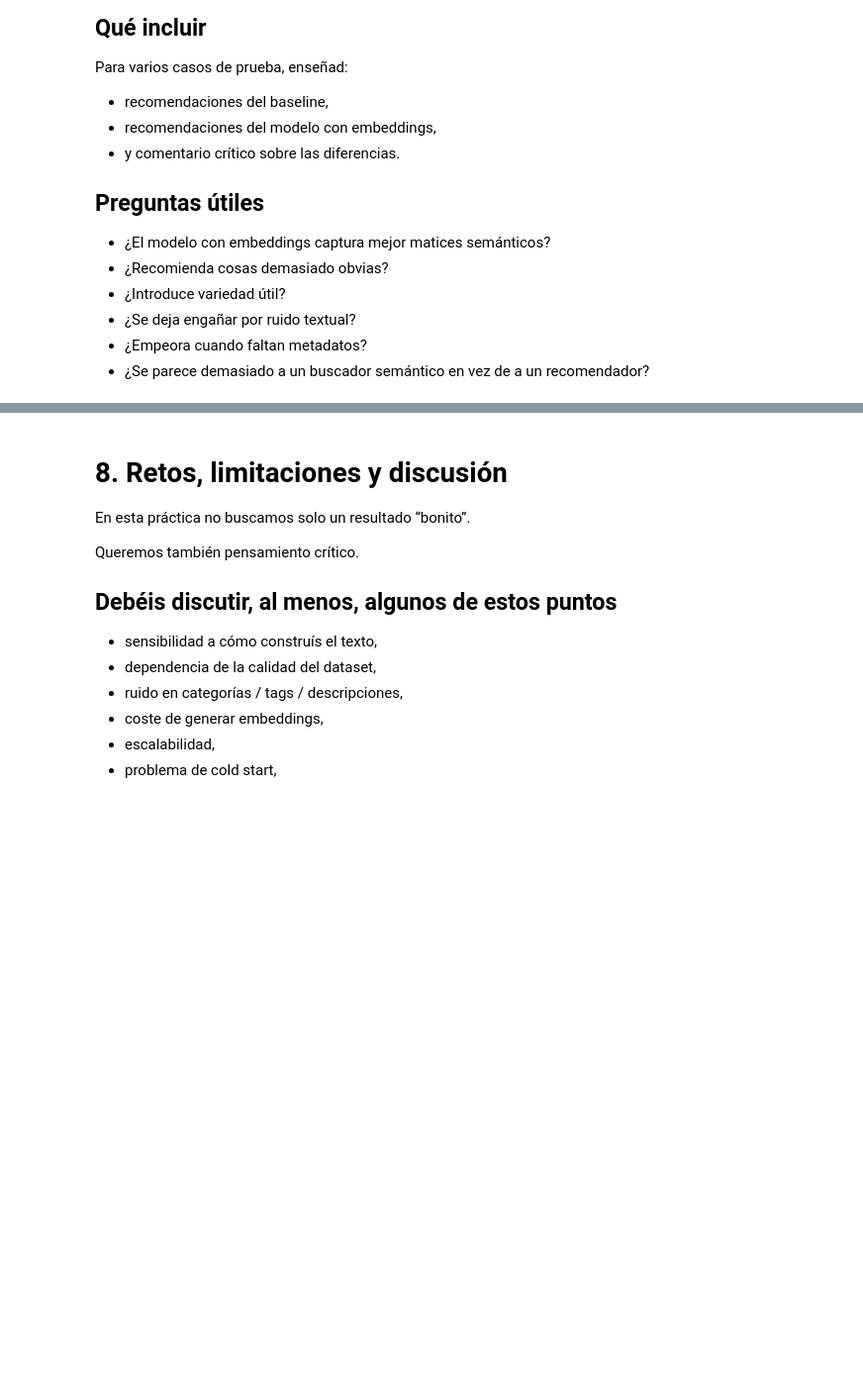
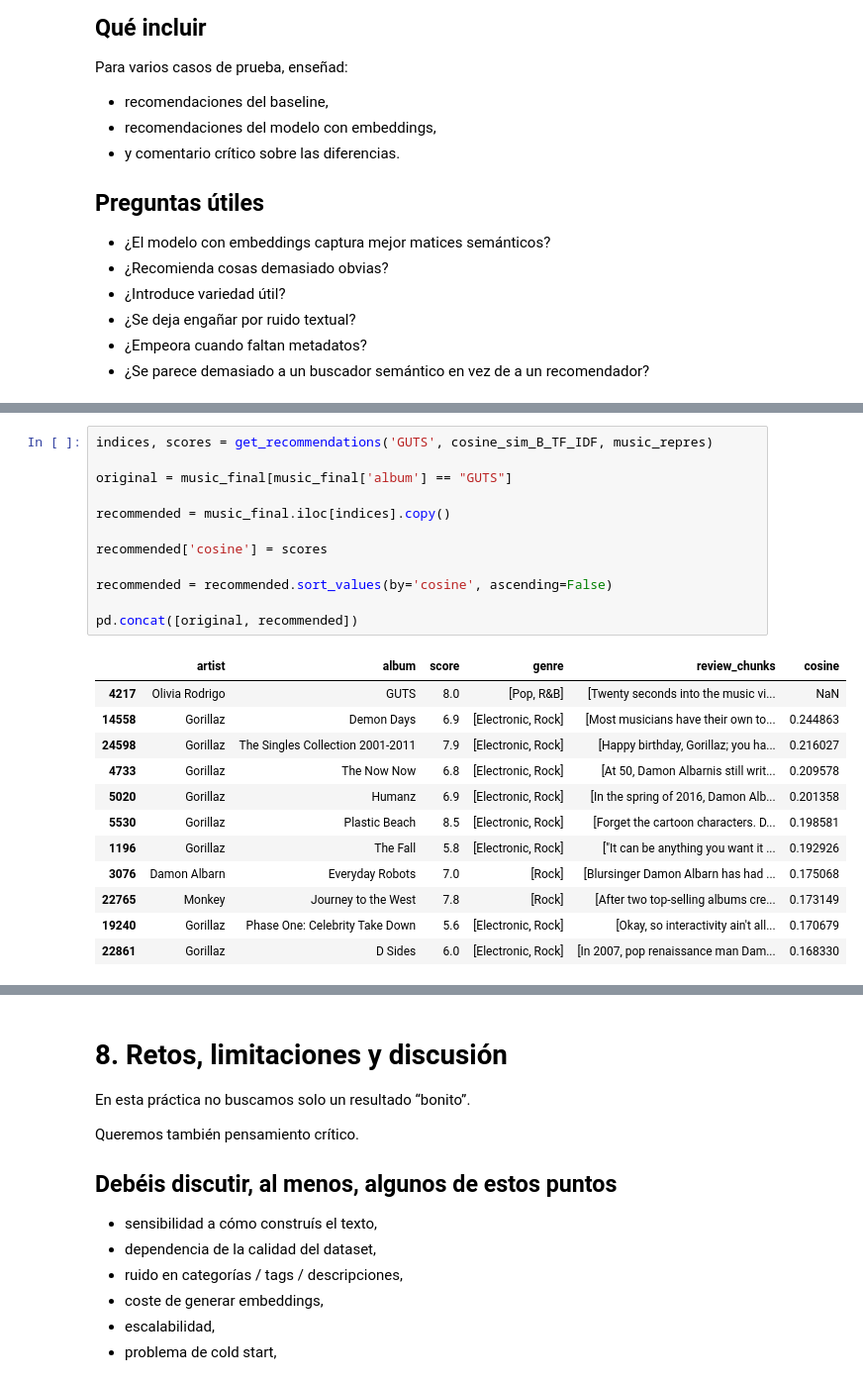
Before and after one commit to carlotaprosper/Music-Recommendator, a Jupyter notebook: enunciado_practica_recomendador_embeddings_modernos.ipynb, the cells around one changed output, grey strips where cells are left out. Shown at 99% size. Drawn from its saved outputs; the diff is of its cells as text; blank space fills up the shorter version.

```diff
--- a/enunciado_practica_recomendador_embeddings_modernos.ipynb
+++ b/enunciado_practica_recomendador_embeddings_modernos.ipynb
@@ -1569,0 +1623,25 @@ Para varios casos de prueba, enseñad:
+# %%
+indices, scores = get_recommendations('GUTS', cosine_sim_B_TF_IDF, music_repres)
+
+original = music_final[music_final['album'] == "GUTS"]
+
+recommended = music_final.iloc[indices].copy()
+
+recommended['cosine'] = scores
+
+recommended = recommended.sort_values(by='cosine', ascending=False)
+
+pd.concat([original, recommended])
+# %% [output]
+|  | artist | album | score | genre | review_chunks | cosine |
+| 4217 | Olivia Rodrigo | GUTS | 8.0 | [Pop, R&B] | [Twenty seconds into the music vi... | NaN |
+| 14558 | Gorillaz | Demon Days | 6.9 | [Electronic, Rock] | [Most musicians have their own to... | 0.244863 |
+| 24598 | Gorillaz | The Singles Collection 2001-2011 | 7.9 | [Electronic, Rock] | [Happy birthday, Gorillaz; you ha... | 0.216027 |
+| 4733 | Gorillaz | The Now Now | 6.8 | [Electronic, Rock] | [At 50, Damon Albarnis still writ... | 0.209578 |
+| 5020 | Gorillaz | Humanz | 6.9 | [Electronic, Rock] | [In the spring of 2016, Damon Alb... | 0.201358 |
+| 5530 | Gorillaz | Plastic Beach | 8.5 | [Electronic, Rock] | [Forget the cartoon characters. D... | 0.198581 |
+| 1196 | Gorillaz | The Fall | 5.8 | [Electronic, Rock] | ["It can be anything you want it ... | 0.192926 |
+| 3076 | Damon Albarn | Everyday Robots | 7.0 | [Rock] | [Blursinger Damon Albarn has had ... | 0.175068 |
+| 22765 | Monkey | Journey to the West | 7.8 | [Rock] | [After two top-selling albums cre... | 0.173149 |
+| 19240 | Gorillaz | Phase One: Celebrity Take Down | 5.6 | [Electronic, Rock] | [Okay, so interactivity ain't all... | 0.170679 |
+| 22861 | Gorillaz | D Sides | 6.0 | [Electronic, Rock] | [In 2007, pop renaissance man Dam... | 0.168330 |
```
Also changed, not shown: parts of 35 cells of this notebook.
